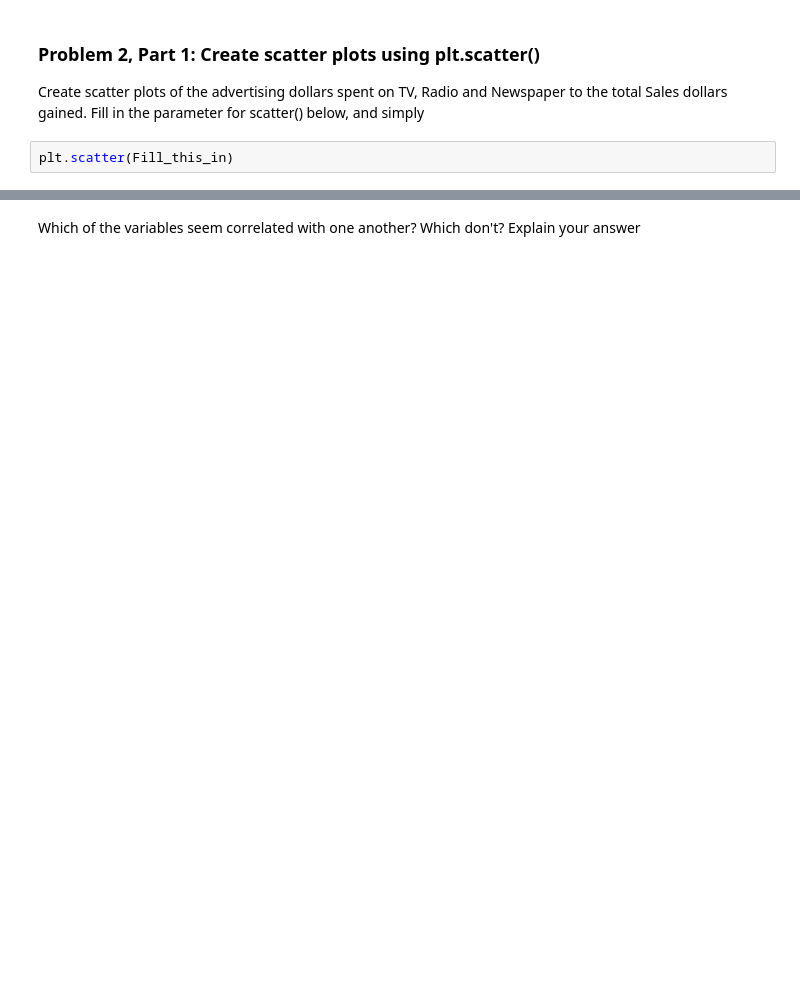
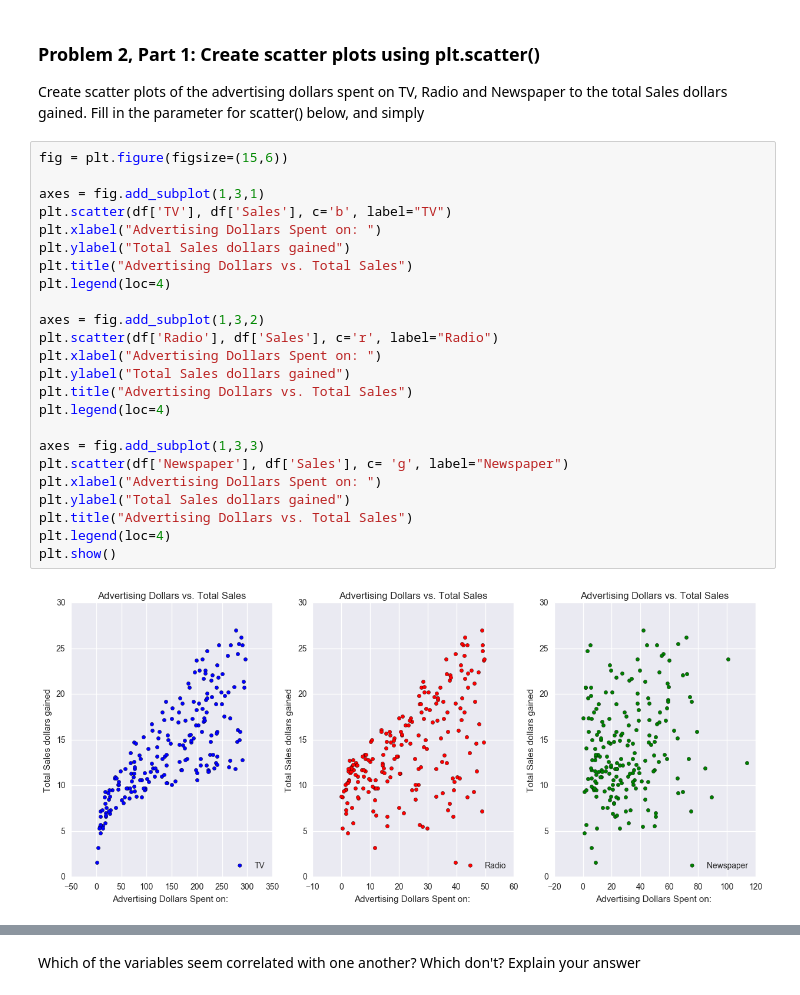
Before and after one commit to Columbia-Intro-Data-Science/python-introduction-ads2206, a Jupyter notebook: Homework 1 - Github and Pandas.ipynb, the cells around one changed output, grey strips where cells are left out. Cells and saved outputs as stored; diff of their text form; blank space fills up the shorter version.

```diff
--- a/Homework 1 - Github and Pandas.ipynb
+++ b/Homework 1 - Github and Pandas.ipynb
@@ -72,7 +73,31 @@ The default value for 'return_type' will change to 'axes' in a future release.
 ### Problem 2, Part 1: Create scatter plots using plt.scatter()
 
 Create scatter plots of the advertising dollars spent on TV, Radio and Newspaper to the total Sales dollars gained. Fill in the parameter for scatter() below, and simply
-# %%
-plt.scatter(Fill_this_in)
+# %%
+fig = plt.figure(figsize=(15,6))
+
+axes = fig.add_subplot(1,3,1)
+plt.scatter(df['TV'], df['Sales'], c='b', label="TV")
+plt.xlabel("Advertising Dollars Spent on: ")
+plt.ylabel("Total Sales dollars gained")
+plt.title("Advertising Dollars vs. Total Sales")
+plt.legend(loc=4)
+
+axes = fig.add_subplot(1,3,2)
+plt.scatter(df['Radio'], df['Sales'], c='r', label="Radio")
+plt.xlabel("Advertising Dollars Spent on: ")
+plt.ylabel("Total Sales dollars gained")
+plt.title("Advertising Dollars vs. Total Sales")
+plt.legend(loc=4)
+
+axes = fig.add_subplot(1,3,3)
+plt.scatter(df['Newspaper'], df['Sales'], c= 'g', label="Newspaper")
+plt.xlabel("Advertising Dollars Spent on: ")
+plt.ylabel("Total Sales dollars gained")
+plt.title("Advertising Dollars vs. Total Sales")
+plt.legend(loc=4)
+plt.show()
+# %% [output]
+[figure, added]
 # %%
 from pandas.tools.plotting import scatter_matrix
```
Also changed, not shown: parts of 34 cells of this notebook.
